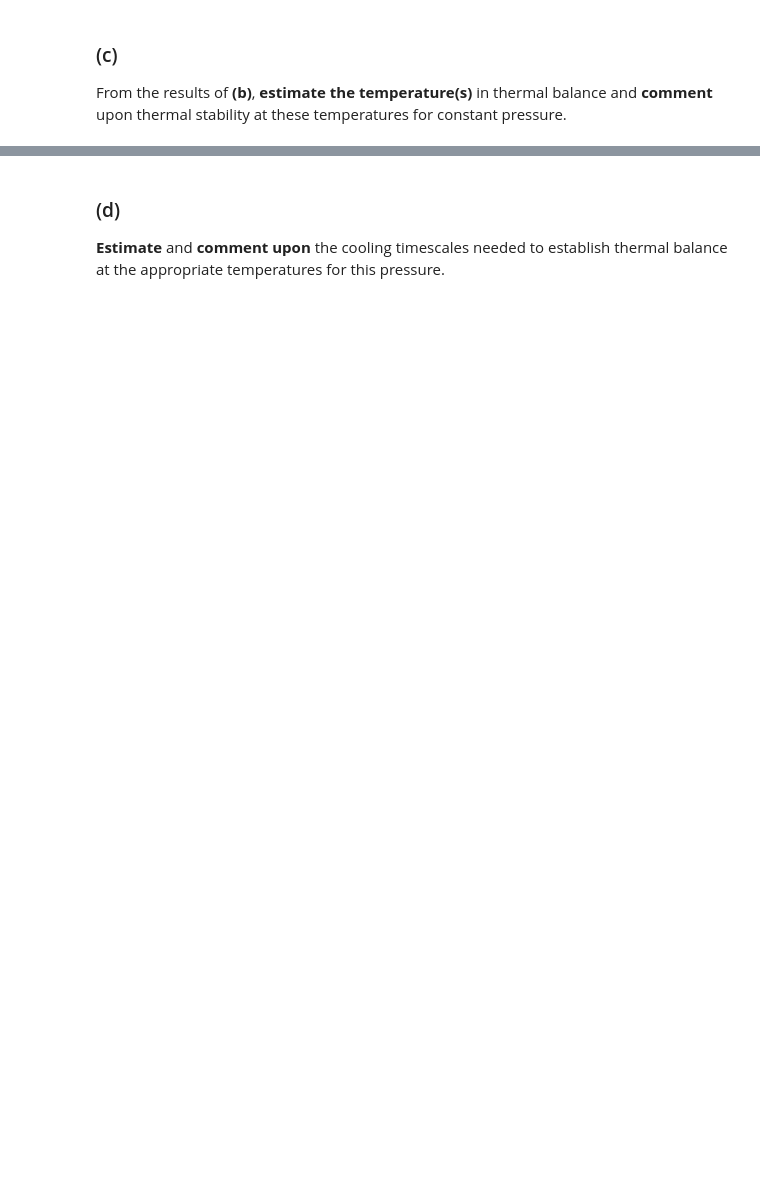
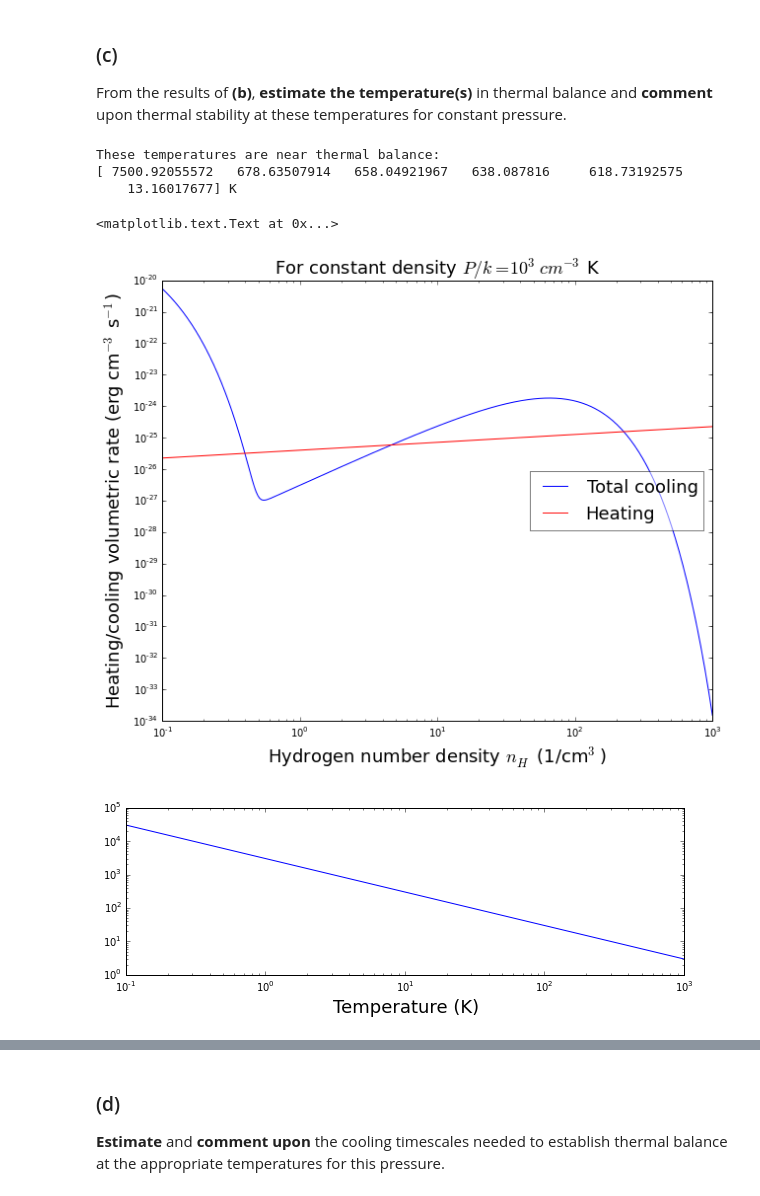
Before and after one commit to tomr-stargazer/astro535, a Jupyter notebook: ISM HW 3.ipynb, the cells around one changed output, grey strips where cells are left out. Drawn from its saved outputs; the diff is of its cells as text; code cells hidden in the pictures; blank space fills up the shorter version.

```diff
--- a/ISM HW 3.ipynb
+++ b/ISM HW 3.ipynb
@@ -407,3 +524,35 @@ $$ 10^{-16} T(K)^{1/2} \exp(-1.18 \times 10^5/T(K)) n_e n_H \textrm{erg~cm}^3\te
 # %% [markdown]
 ### (c)
 From the results of **(b)**, **estimate the temperature(s)** in thermal balance and **comment** upon thermal stability at these temperatures for constant pressure.
+# %%
+fig2 = plt.figure(figsize=(10,8))
+
+total_cooling = ciih_cooling + ciie_cooling + lya_cooling
+plt.plot(hydrogen_density_array, total_cooling, label="Total cooling")
+plt.plot(hydrogen_density_array, pe_heating, 'r', label="Heating")
+
+plt.loglog()
+leg = plt.legend(loc='center right', fontsize=18)
+leg.get_frame().set_alpha(0.5)
+
+plt.title("For constant density $P/k = 10^3 cm^{-3}$ K", fontsize=18)
+plt.ylabel("Heating/cooling volumetric rate (erg cm$^{-3}$ s$^{-1}$)", fontsize=18)
+plt.xlabel("Hydrogen number density $n_H$ (1/cm$^3$)", fontsize=18)
+
+intercepts = np.where(np.abs((total_cooling - pe_heating)/pe_heating) < 1e-1)
+print "These temperatures are near thermal balance: "
+print temperature_array[intercepts]
+
+fig3 = plt.figure(figsize=(10,3))
+
+plt.plot(hydrogen_density_array, temperature_array)
+plt.loglog()
+plt.xlabel("Hydrogen number density $n_H$ (1/cm$^3$)", fontsize=18)
+plt.xlabel("Temperature (K)", fontsize=18)
+# %% [output]
+These temperatures are near thermal balance:
+[ 7500.92055572   678.63507914   658.04921967   638.087816     618.73192575
+    13.16017677] K
+<matplotlib.text.Text at 0x...>
+[figure, added]
+[figure, added]
```
Also changed, not shown: parts of 11 cells of this notebook.
